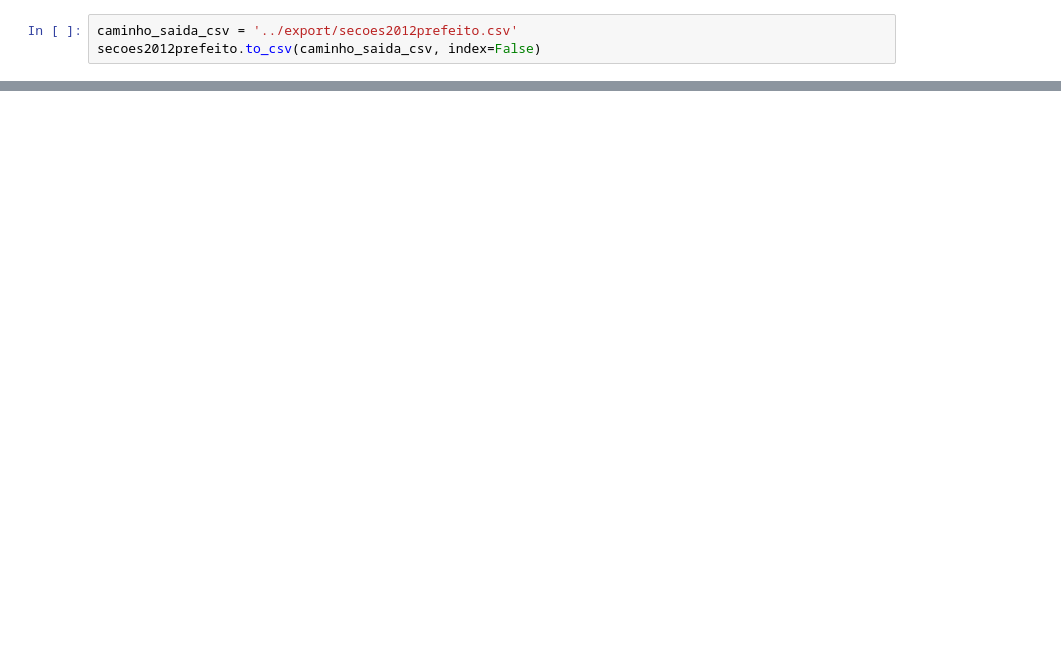
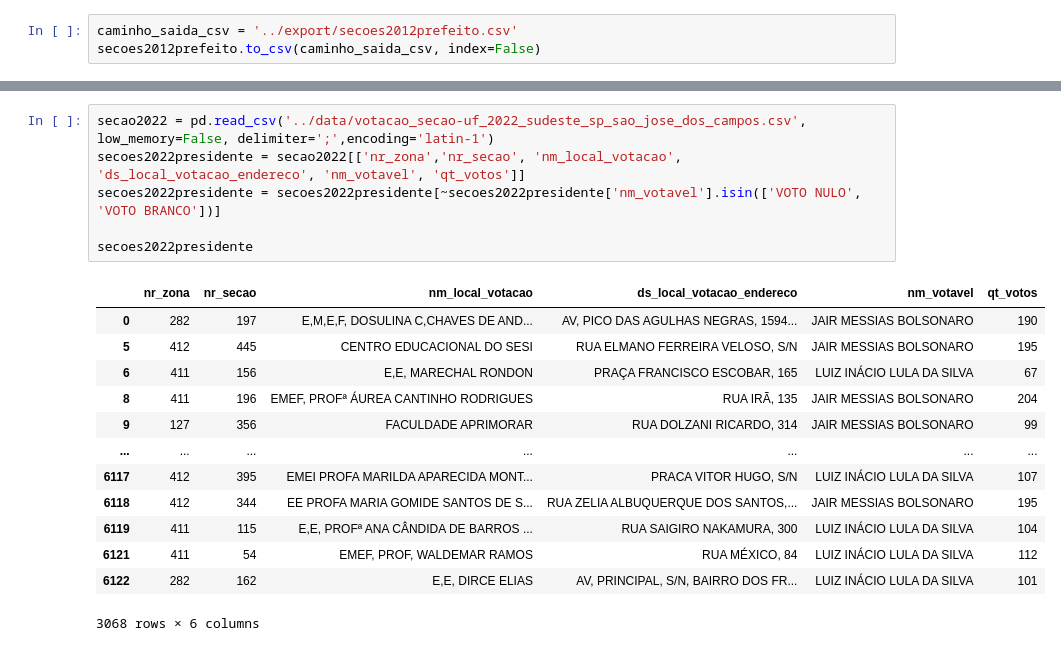
Before and after one commit to diogobranquinho/analytics, a Jupyter notebook: notebooks/mayoranalytics.ipynb, the cells around one changed output, grey strips where cells are left out. Cells and saved outputs as stored; diff of their text form; blank space fills up the shorter version.

```diff
--- a/notebooks/mayoranalytics.ipynb
+++ b/notebooks/mayoranalytics.ipynb
@@ -765,0 +818,20 @@ secoes2012prefeito.to_csv(caminho_saida_csv, index=False)
+# %%
+secao2022 = pd.read_csv('../data/votacao_secao-uf_2022_sudeste_sp_sao_jose_dos_campos.csv', low_memory=False, delimiter=';',encoding='latin-1')
+secoes2022presidente = secao2022[['nr_zona','nr_secao', 'nm_local_votacao', 'ds_local_votacao_endereco', 'nm_votavel', 'qt_votos']]
+secoes2022presidente = secoes2022presidente[~secoes2022presidente['nm_votavel'].isin(['VOTO NULO', 'VOTO BRANCO'])]
+
+secoes2022presidente
+# %% [output]
+|  | nr_zona | nr_secao | nm_local_votacao | ds_local_votacao_endereco | nm_votavel | qt_votos |
+| 0 | 282 | 197 | E,M,E,F, DOSULINA C,CHAVES DE AND... | AV, PICO DAS AGULHAS NEGRAS, 1594... | JAIR MESSIAS BOLSONARO | 190 |
+| 5 | 412 | 445 | CENTRO EDUCACIONAL DO SESI | RUA ELMANO FERREIRA VELOSO, S/N | JAIR MESSIAS BOLSONARO | 195 |
+| 6 | 411 | 156 | E,E, MARECHAL RONDON | PRAÇA FRANCISCO ESCOBAR, 165 | LUIZ INÁCIO LULA DA SILVA | 67 |
+| 8 | 411 | 196 | EMEF, PROFª ÁUREA CANTINHO RODRIGUES | RUA IRÃ, 135 | JAIR MESSIAS BOLSONARO | 204 |
+| 9 | 127 | 356 | FACULDADE APRIMORAR | RUA DOLZANI RICARDO, 314 | JAIR MESSIAS BOLSONARO | 99 |
+| ... | ... | ... | ... | ... | ... | ... |
+| 6117 | 412 | 395 | EMEI PROFA MARILDA APARECIDA MONT... | PRACA VITOR HUGO, S/N | LUIZ INÁCIO LULA DA SILVA | 107 |
+| 6118 | 412 | 344 | EE PROFA MARIA GOMIDE SANTOS DE S... | RUA ZELIA ALBUQUERQUE DOS SANTOS,... | JAIR MESSIAS BOLSONARO | 195 |
+| 6119 | 411 | 115 | E,E, PROFª ANA CÂNDIDA DE BARROS ... | RUA SAIGIRO NAKAMURA, 300 | LUIZ INÁCIO LULA DA SILVA | 104 |
+| 6121 | 411 | 54 | EMEF, PROF, WALDEMAR RAMOS | RUA MÉXICO, 84 | LUIZ INÁCIO LULA DA SILVA | 112 |
+| 6122 | 282 | 162 | E,E, DIRCE ELIAS | AV, PRINCIPAL, S/N, BAIRRO DOS FR... | LUIZ INÁCIO LULA DA SILVA | 101 |
+3068 rows × 6 columns
```
Also changed, not shown: parts of 10 cells of this notebook, 10 other files.
